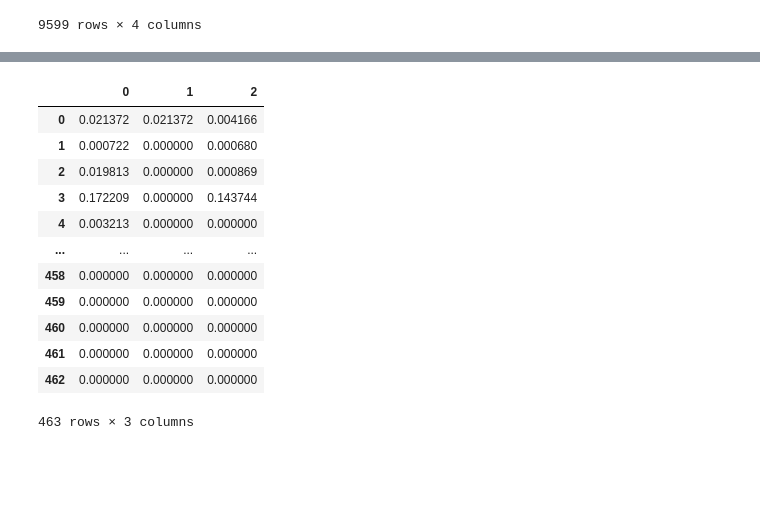
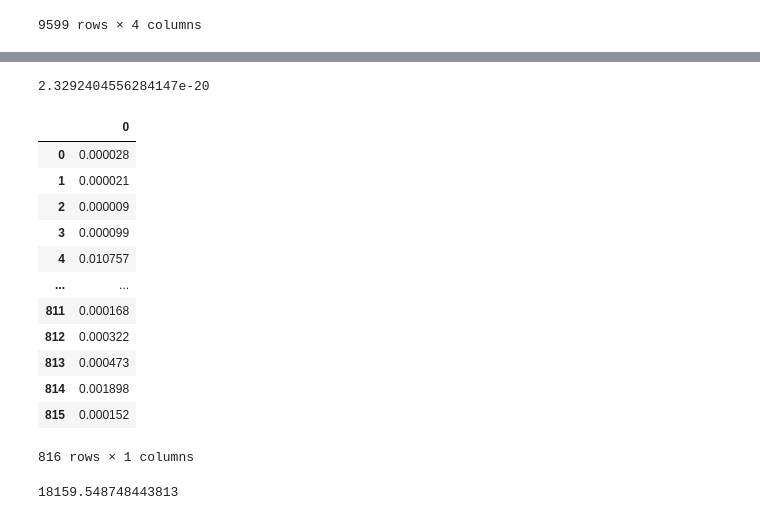
Before and after one commit to FlorianTimm/PhotoBox_Experimente, a Jupyter notebook: Fokus/fokus_faktor_alle_bilder.ipynb, the cells around one changed output, grey strips where cells are left out. Cells and saved outputs as stored; diff of their text form; code cells hidden in the pictures; blank space fills up the shorter version.

```diff
--- a/Fokus/fokus_faktor_alle_bilder.ipynb
+++ b/Fokus/fokus_faktor_alle_bilder.ipynb
@@ -951,24 +982,35 @@ def fun2(x):
 filtered = joined_df.merge(points, on='point_id',
                            how='inner', suffixes=('', '_coord')).sort_values(['camera', 'image', "focus"])
 # %%
-x2 = np.hstack([points[["x", "y", "z"]].values.flatten(),
-               cameras[["rx", "ry", "rz", "tx", "ty", "tz"]].values.flatten()])
+x2 = np.hstack([vz_param, points[["x", "y", "z"]].values.flatten(),
+               cameras[["f_offset", "x_offset", "y_offset", "rx", "ry", "rz", "tx", "ty", "tz"]].values.flatten()])
 point_ids = points.index.to_numpy()
 camera_ids = cameras.index.to_numpy()
-filtered["inlier"] = np.array(fun2(x2)) < 10
+filtered["inlier"] = np.array(fun2(x2)[:filtered.shape[0]]) < 50
 filtered = filtered[filtered['inlier']]
 # %%
 points_ = points.reset_index().join(
     filtered, on=["point_id"], rsuffix="_filtered", how="left").set_index("point_id")[["x", "y", "z"]]
-x2 = np.hstack([points_[["x", "y", "z"]].values.flatten(),
-               cameras[["rx", "ry", "rz", "tx", "ty", "tz"]].values.flatten()])
+x2 = np.hstack([vz_param, points_[["x", "y", "z"]].values.flatten(),
+               cameras[["f_offset", "x_offset", "y_offset", "rx", "ry", "rz", "tx", "ty", "tz"]].values.flatten()])
 point_ids = points_.index.to_numpy()
 # %%
-A = lil_matrix((len(filtered), len(x2)), dtype=int)
+A2 = lil_matrix(
+    (len(filtered)+aruco[aruco["inlier"]].shape[0]+1, len(x2)), dtype=int)
 i = 0
 for key, row in filtered.sort_values(['camera', 'image', "focus"]).iterrows():
     id = np.where(point_ids == row["point_id"])[0][0]
-    A[i, id*3:id*3+3] = 1
+    A2[i, :9] = 1
+    A2[i, 9+id*3:9+id*3+3] = 1
     id = np.where(camera_ids == row["camera"])[0][0]
-    A[i, len(point_ids)*3+id*6]
+    A2[i, 9+len(point_ids)*3+id*number_cam_param:9+len(point_ids)*3 +
+       id*number_cam_param+number_cam_param] = 1
     i += 1
+for key, row in aruco[aruco["inlier"]].sort_values(['image']).iterrows():
+    bild = bilder.loc[row["image"]]
+    A2[i, :9] = 1
+    id = np.where(camera_ids == bild["camera"])[0][0]
+    A2[i, 9+len(point_ids)*3+id*number_cam_param:9 +
+       len(point_ids)*3+id*number_cam_param+number_cam_param] = 1
+    i += 1
+A2[i, 9+len(point_ids)*3::number_cam_param] = 1
@@ -975,5 +1021,5 @@ for key, row in filtered.sort_values(['camera', 'image', "focus"]).iterrows():
 # %%
-res = least_squares(fun2, x2, verbose=2, x_scale='jac', jac_sparsity=A,
-                    method='trf', xtol=1e-10)
+res2 = least_squares(fun2, x2, verbose=2, jac_sparsity=A2,
+                     x_scale='jac', method='trf', xtol=1e-5, loss='huber')
 # %% [output]
    Iteration     Total nfev        Cost      Cost reduction    Step norm     Optimality
@@ -985,23 +1065,31 @@ Function evaluations 18, initial cost 2.7263e+04, final cost 2.7263e+04, first-o
+# %%
+f_offset["f_offset"].sum()
+# %% [output]
+2.3292404556284147e-20
 # %%
 from scipy import linalg
-jac = res.jac.todense()
-cov = linalg.pinv(jac.T @ jac)
-chi2dof = np.sum(res.fun**2)/(res.fun.size - res.x.size)
-cov *= chi2dof
-perr = np.sqrt(abs(np.diag(cov)))
-pd.DataFrame(perr.reshape(-1, 3))
+jac2 = res2.jac.todense()
+cov2 = linalg.pinv(jac2.T @ jac2)
+chi2dof2 = np.sum(res2.fun**2)/(res2.fun.size - res2.x.size)
+cov2 *= chi2dof2
+perr2 = np.sqrt(abs(np.diag(cov2)))
+pd.DataFrame(perr2)
 # %% [output]
-|  | 0 | 1 | 2 |
-| 0 | 0.021372 | 0.021372 | 0.004166 |
-| 1 | 0.000722 | 0.000000 | 0.000680 |
-| 2 | 0.019813 | 0.000000 | 0.000869 |
-| 3 | 0.172209 | 0.000000 | 0.143744 |
-| 4 | 0.003213 | 0.000000 | 0.000000 |
-| ... | ... | ... | ... |
-| 458 | 0.000000 | 0.000000 | 0.000000 |
-| 459 | 0.000000 | 0.000000 | 0.000000 |
-| 460 | 0.000000 | 0.000000 | 0.000000 |
-| 461 | 0.000000 | 0.000000 | 0.000000 |
-| 462 | 0.000000 | 0.000000 | 0.000000 |
+|  | 0 |
+| 0 | 0.000028 |
+| 1 | 0.000021 |
+| 2 | 0.000009 |
+| 3 | 0.000099 |
+| 4 | 0.010757 |
+| ... | ... |
+| 811 | 0.000168 |
+| 812 | 0.000322 |
+| 813 | 0.000473 |
+| 814 | 0.001898 |
+| 815 | 0.000152 |
-463 rows × 3 columns
+816 rows × 1 columns
+# %%
+np.array(fun2(x2)).sum()
+# %% [output]
+18159.548748443813
 # %%
```
Also changed, not shown: parts of 24 cells of this notebook.
